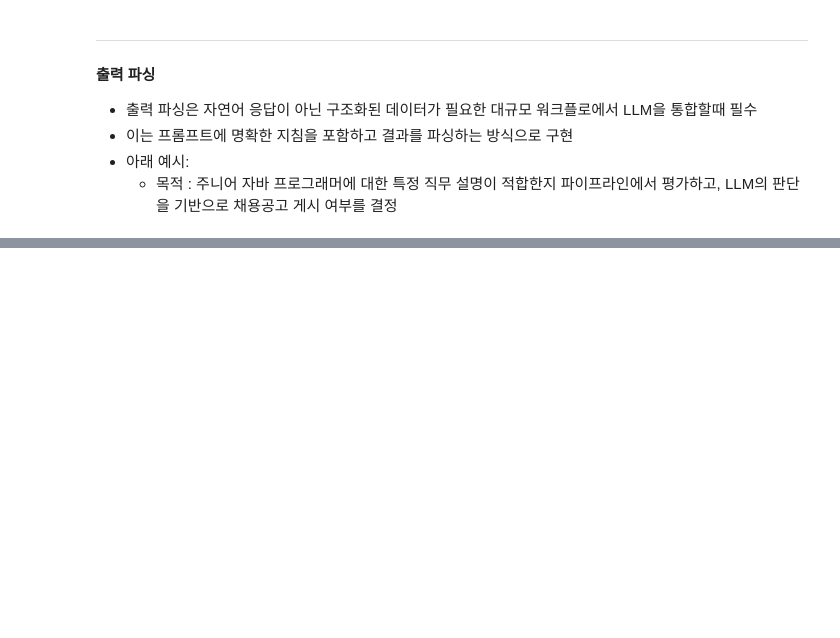
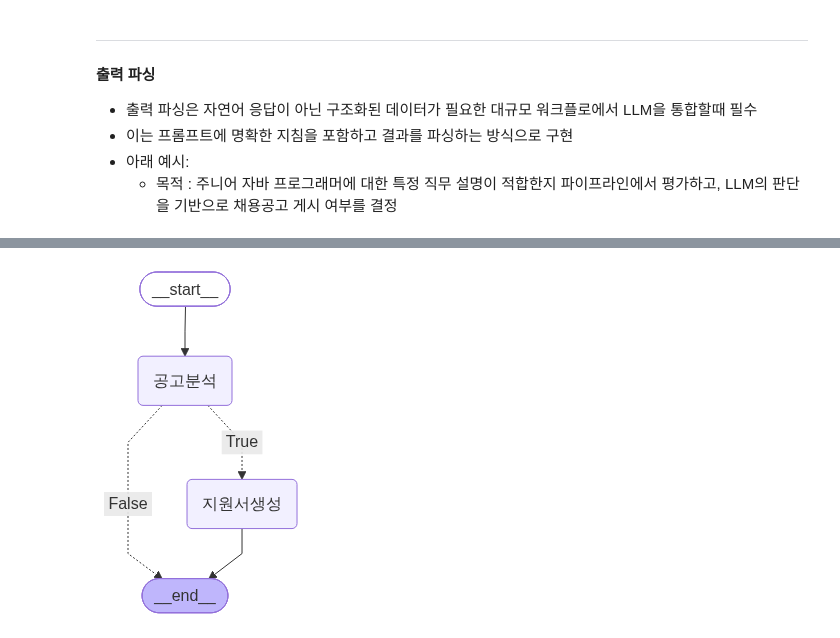
Before and after one commit to MoonSN0/AI_hard, a Jupyter notebook: LangChain_LangGraph/Ch3-2.ipynb, the cells around one changed output, grey strips where cells are left out. Saved outputs shown, nothing was run; the diff lists cells and outputs as text; code cells hidden in the pictures; blank space fills up the shorter version.

```diff
--- a/LangChain_LangGraph/Ch3-2.ipynb
+++ b/LangChain_LangGraph/Ch3-2.ipynb
@@ -281,0 +293,9 @@ print("\n".join(summaries) if summaries else
+# %%
+prompt_template_enum = (
+    "전달하는 JD를 보고 주니어 자바에 적당한지 결정해봐."
+    "\nJob Description:\n{job_description}\n"
+    "\nAnswer only YES or NO."
+)
+
+result_enum = llm.invoke(prompt_template_enum.format(job_description=job_description))
+display(Markdown(result_enum.text))
@@ -281,0 +531,24 @@ print("\n".join(summaries) if summaries else
+# %%
+# 0) 필요 모듈, 함수, 클래스 불러오기
+from langgraph.graph import StateGraph, START, END
+from typing import TypedDict
+from langchain_classic.output_parsers import EnumOutputParser
+from langchain_openai import ChatOpenAI
+from typing import Annotated, Optional, Union
+from langchain_core.runnables.config import RunnableConfig
+
+# 1) 전체 구조 및 흐름 설계
+def build_graph():
+    builder = StateGraph(JobApplicationState)
+
+    # 필요 노드 추가
+    builder.add_node("공고분석", analyze_jd)
+    builder.add_node("지원서생성", generate_application)
+
+    # 흐름 설계(엣지)
+    builder.add_edge(START, "공고분석")
+    builder.add_conditional_edges("공고분석", is_suitable_condition,
+                                  {True:"지원서생성", False:END})
+    builder.add_edge("지원서생성", END)
+
+    return builder.compile()
@@ -281,0 +611,7 @@ print("\n".join(summaries) if summaries else
+# %%
+# 보조) 구조 확인하기 위한
+from IPython.display import Image, display
+graph = build_graph()
+display(Image(graph.get_graph().draw_mermaid_png()))
+# %% [output]
+[figure, added]
```
Also changed, not shown: parts of 20 cells of this notebook, 2 other files.
